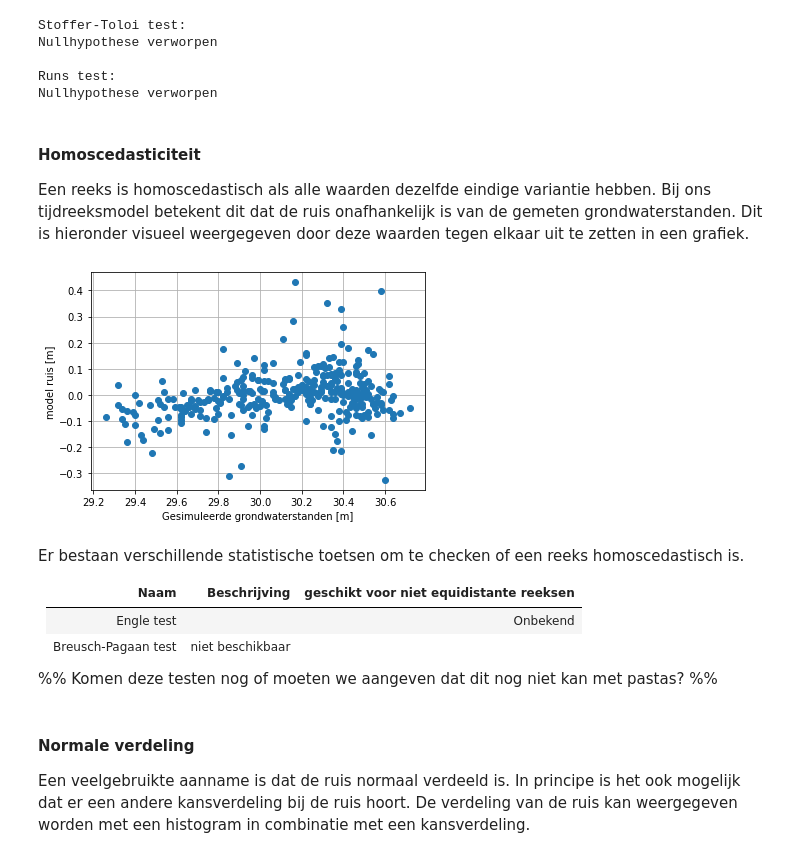
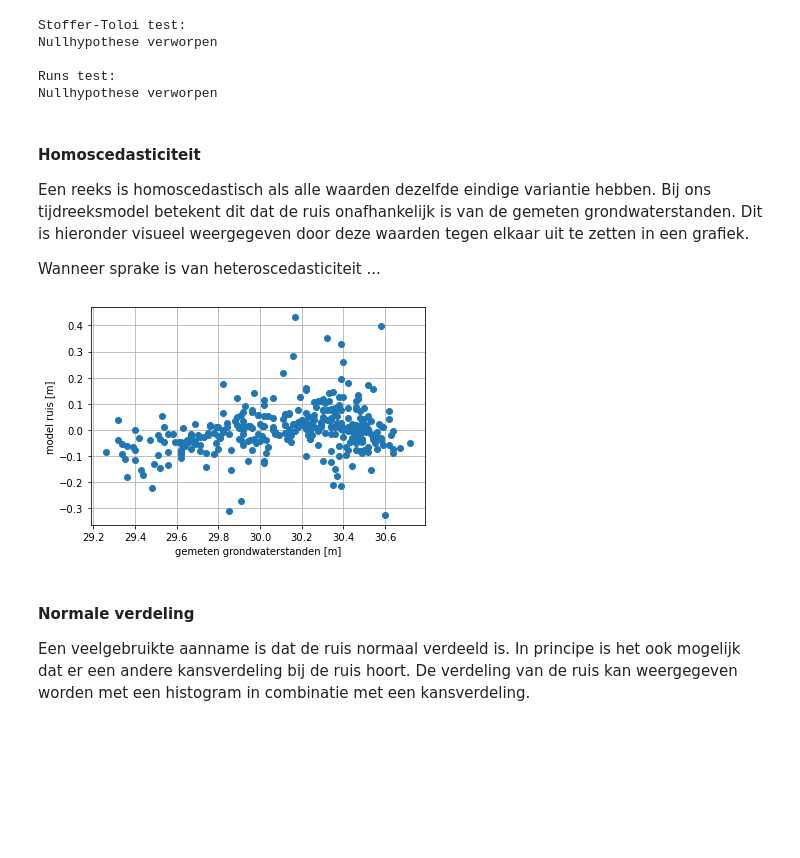
Before and after one commit to ArtesiaWater/stowa_handleiding_tijdreeksanalyse, a Jupyter notebook: beoordeling/beoordeling.ipynb, the cells around one changed output. Cells and saved outputs as stored; diff of their text form; code cells hidden in the pictures; blank space fills up the shorter version.

```diff
--- a/beoordeling/beoordeling.ipynb
+++ b/beoordeling/beoordeling.ipynb
@@ -462,22 +479,15 @@ Nullhypothese verworpen
 #### Homoscedasticiteit
 
 Een reeks is homoscedastisch als alle waarden dezelfde eindige variantie hebben. Bij ons tijdreeksmodel betekent dit dat de ruis onafhankelijk is van de gemeten grondwaterstanden. Dit is hieronder visueel weergegeven door deze waarden tegen elkaar uit te zetten in een grafiek.
+
+Wanneer sprake is van heteroscedasticiteit ...
 # %%
 plt.plot(ml.observations(), ml.noise(), marker="o", linestyle=" ")
-plt.xlabel("Gesimuleerde grondwaterstanden [m]")
+plt.xlabel("gemeten grondwaterstanden [m]")
 plt.ylabel("model ruis [m]");
 plt.grid()
 # %% [output]
-[figure, old version]
+[figure, new version]
-# %% [markdown]
-Er bestaan verschillende statistische toetsen om te checken of een reeks homoscedastisch is.
-
-| Naam | Beschrijving | geschikt voor niet equidistante reeksen |
-|:-----|:----------------------------------|----------------:|
-|Engle test| |Onbekend|
-|Breusch-Pagaan test| niet beschikbaar | |Onbekend|
-
-%% Komen deze testen nog of moeten we aangeven dat dit nog niet kan met pastas? %%
 # %% [markdown]
 #### Normale verdeling
 
```
Also changed, not shown: parts of 14 cells of this notebook.
